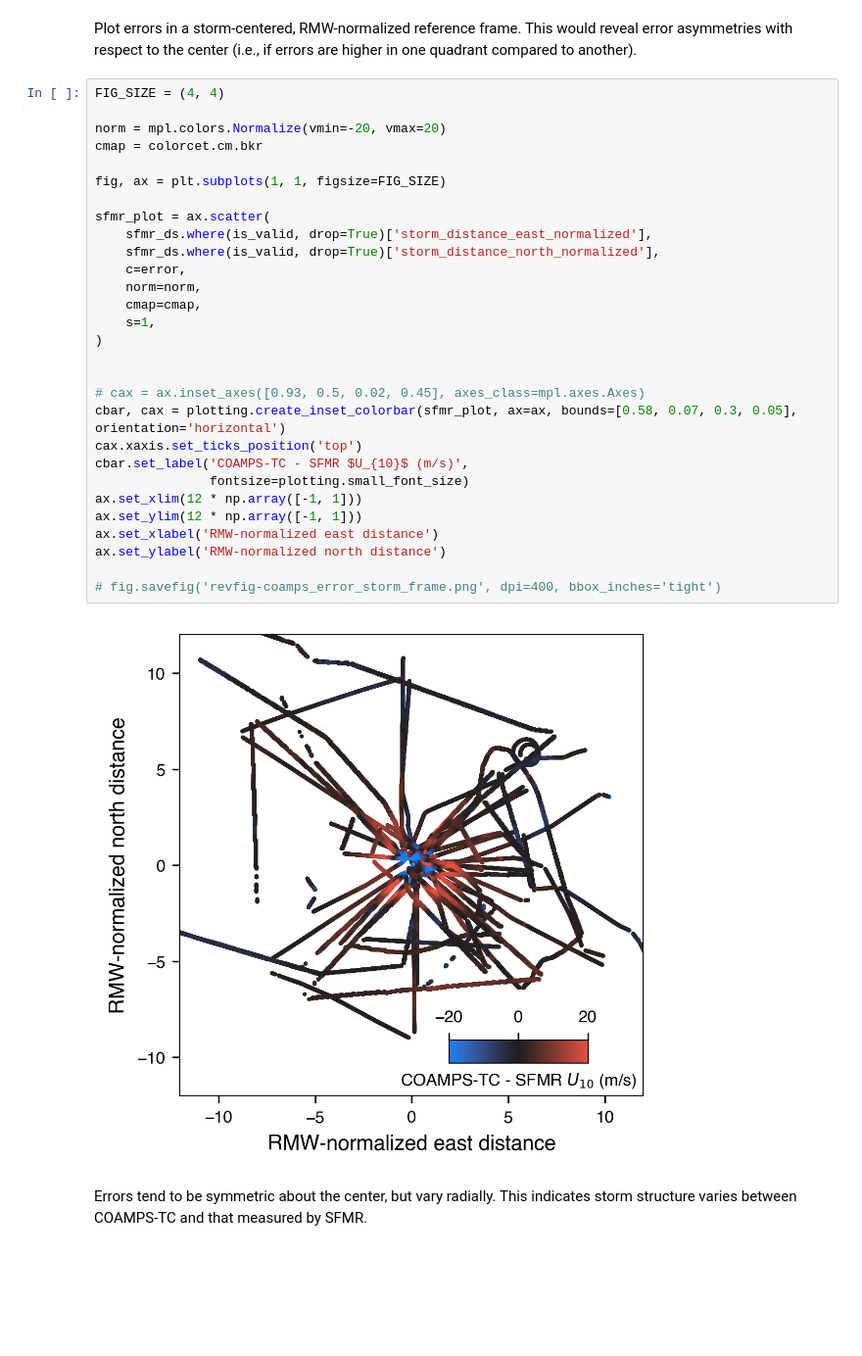
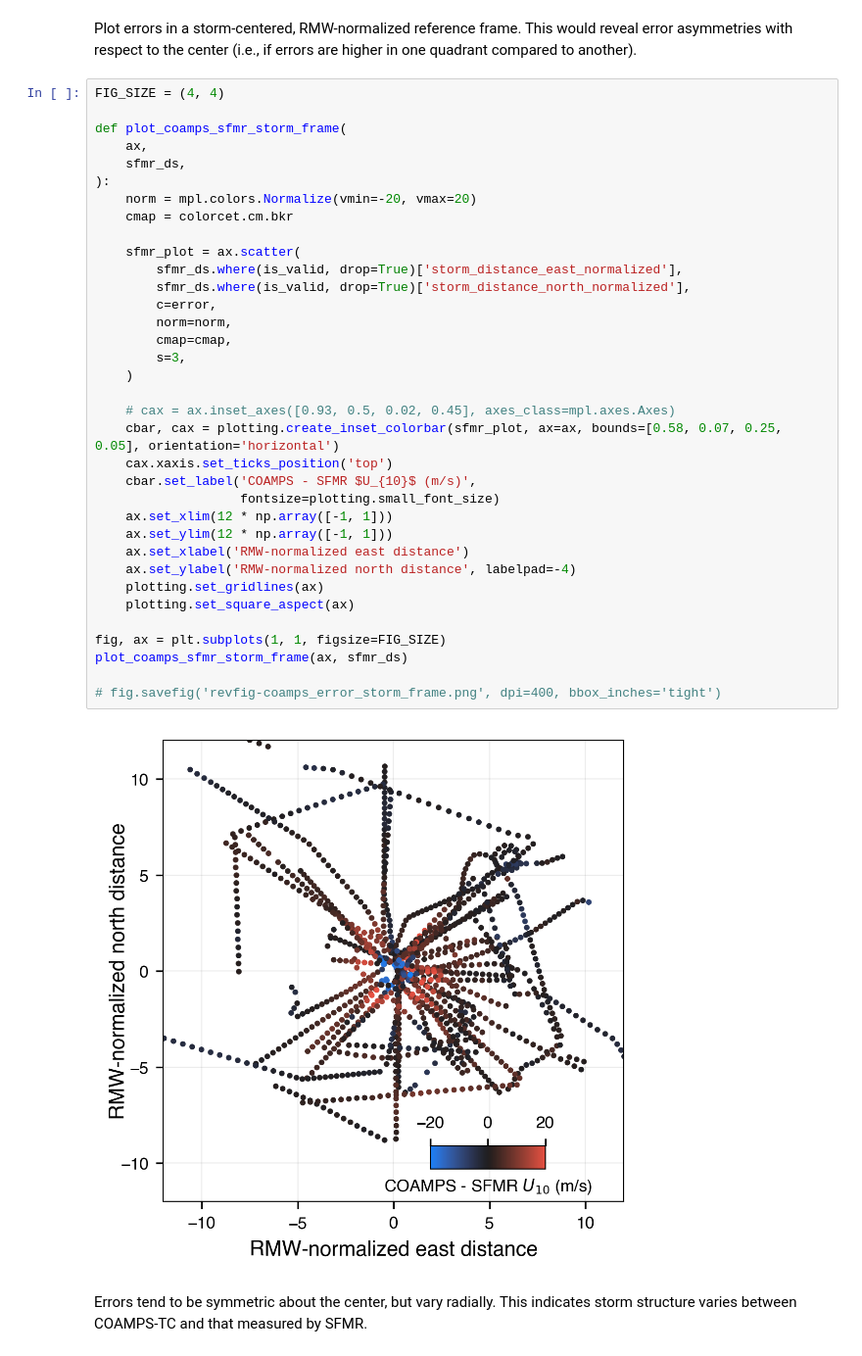
Before and after one commit to jacobrdavis/ocean-surface-wave-slopes-and-wind-wave-alignment, a Jupyter notebook: nb05-slope-primary-dependence.ipynb, the cells around one changed output. Shown at 98% size. Saved outputs shown, nothing was run; the diff lists cells and outputs as text; blank space fills up the shorter version.

```diff
--- a/nb05-slope-primary-dependence.ipynb
+++ b/nb05-slope-primary-dependence.ipynb
@@ -628,33 +693,39 @@ Plot errors in a storm-centered, RMW-normalized reference frame.  This would rev
 # %%
 FIG_SIZE = (4, 4)
 
-norm = mpl.colors.Normalize(vmin=-20, vmax=20)
-cmap = colorcet.cm.bkr
+def plot_coamps_sfmr_storm_frame(
+    ax,
+    sfmr_ds,
+):
+    norm = mpl.colors.Normalize(vmin=-20, vmax=20)
+    cmap = colorcet.cm.bkr
+
+    sfmr_plot = ax.scatter(
+        sfmr_ds.where(is_valid, drop=True)['storm_distance_east_normalized'],
+        sfmr_ds.where(is_valid, drop=True)['storm_distance_north_normalized'],
+        c=error,
+        norm=norm,
+        cmap=cmap,
+        s=3,
+    )
+
+    # cax = ax.inset_axes([0.93, 0.5, 0.02, 0.45], axes_class=mpl.axes.Axes)
+    cbar, cax = plotting.create_inset_colorbar(sfmr_plot, ax=ax, bounds=[0.58, 0.07, 0.25, 0.05], orientation='horizontal')
+    cax.xaxis.set_ticks_position('top')
+    cbar.set_label('COAMPS - SFMR $U_{10}$ (m/s)',
+                   fontsize=plotting.small_font_size)
+    ax.set_xlim(12 * np.array([-1, 1]))
+    ax.set_ylim(12 * np.array([-1, 1]))
+    ax.set_xlabel('RMW-normalized east distance')
+    ax.set_ylabel('RMW-normalized north distance', labelpad=-4)
+    plotting.set_gridlines(ax)
+    plotting.set_square_aspect(ax)
 
 fig, ax = plt.subplots(1, 1, figsize=FIG_SIZE)
-
-sfmr_plot = ax.scatter(
-    sfmr_ds.where(is_valid, drop=True)['storm_distance_east_normalized'],
-    sfmr_ds.where(is_valid, drop=True)['storm_distance_north_normalized'],
-    c=error,
-    norm=norm,
-    cmap=cmap,
-    s=1,
-)
-
-
-# cax = ax.inset_axes([0.93, 0.5, 0.02, 0.45], axes_class=mpl.axes.Axes)
-cbar, cax = plotting.create_inset_colorbar(sfmr_plot, ax=ax, bounds=[0.58, 0.07, 0.3, 0.05], orientation='horizontal')
-cax.xaxis.set_ticks_position('top')
-cbar.set_label('COAMPS-TC - SFMR $U_{10}$ (m/s)',
-               fontsize=plotting.small_font_size)
-ax.set_xlim(12 * np.array([-1, 1]))
-ax.set_ylim(12 * np.array([-1, 1]))
-ax.set_xlabel('RMW-normalized east distance')
-ax.set_ylabel('RMW-normalized north distance')
+plot_coamps_sfmr_storm_frame(ax, sfmr_ds)
 
 # fig.savefig('revfig-coamps_error_storm_frame.png', dpi=400, bbox_inches='tight')
 # %% [output]
-[figure, old version]
+[figure, new version]
 # %% [markdown]
 Errors tend to be symmetric about the center, but vary radially. This indicates storm structure varies between COAMPS-TC and that measured by SFMR.
```
Also changed, not shown: parts of 11 cells of this notebook, 5 other files.
